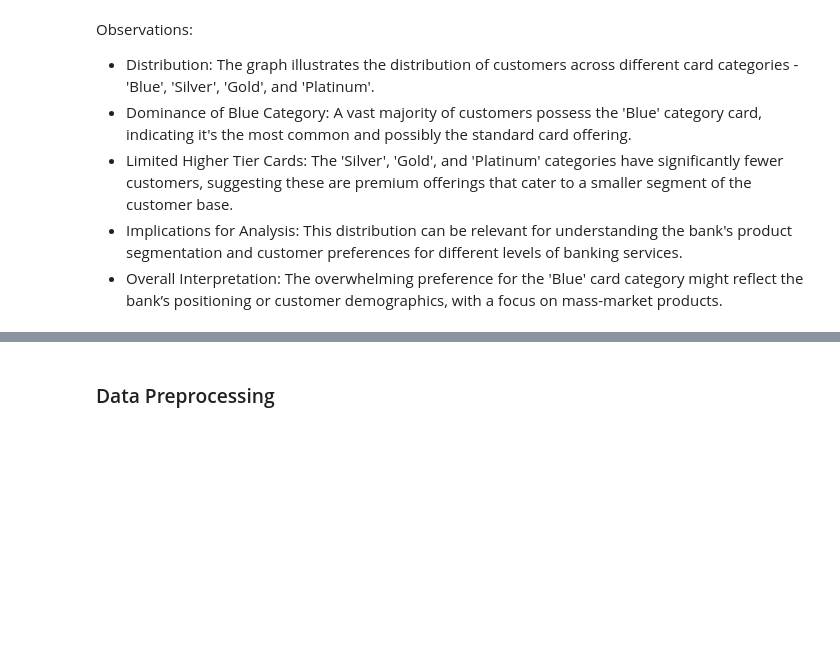
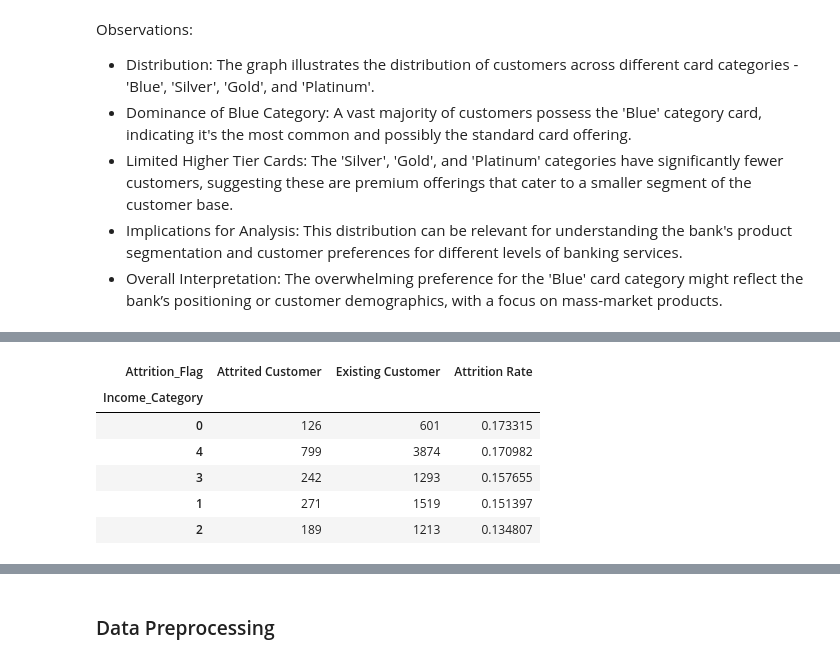
Before and after one commit to sanjayram01/Predicting-Customer-Churn-for-a-Bank, a Jupyter notebook: DM ProjectK.ipynb, the cells around one changed output, grey strips where cells are left out. Cells and saved outputs as stored; diff of their text form; code cells hidden in the pictures; blank space fills up the shorter version.

```diff
--- a/DM ProjectK.ipynb
+++ b/DM ProjectK.ipynb
@@ -547,0 +530,15 @@ categorical_distribution
+# %%
+income_attrition = data.groupby(['Income_Category', 'Attrition_Flag']).size().unstack()
+
+income_attrition['Attrition Rate'] = income_attrition['Attrited Customer'] / (income_attrition['Existing Customer'] + income_attrition['Attrited Customer'])
+income_attrition = income_attrition.sort_values(by='Attrition Rate', ascending=False)
+
+income_attrition
+# %% [output]
+| Attrition_Flag | Attrited Customer | Existing Customer | Attrition Rate |
+| Income_Category |  |  |  |
+| 0 | 126 | 601 | 0.173315 |
+| 4 | 799 | 3874 | 0.170982 |
+| 3 | 242 | 1293 | 0.157655 |
+| 1 | 271 | 1519 | 0.151397 |
+| 2 | 189 | 1213 | 0.134807 |
```
Also changed, not shown: parts of 39 cells of this notebook.
